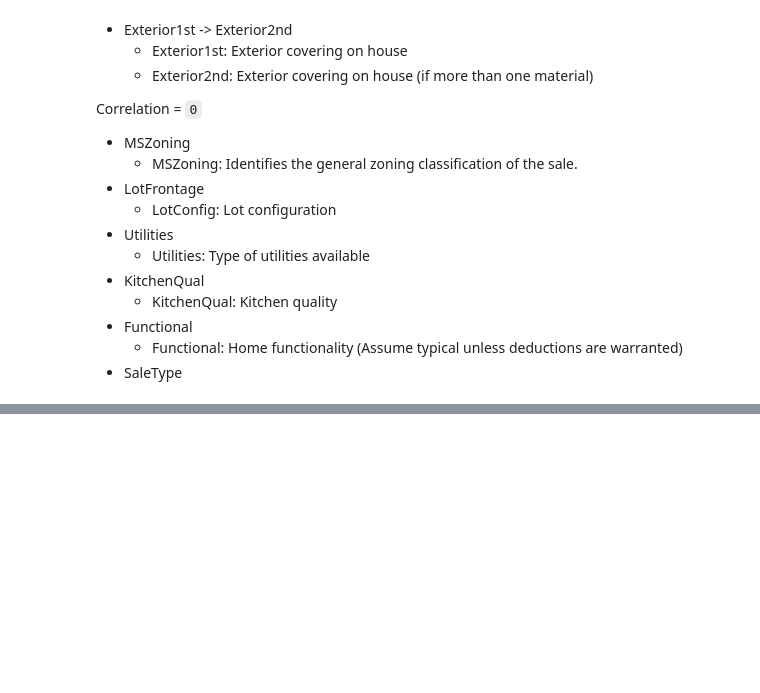
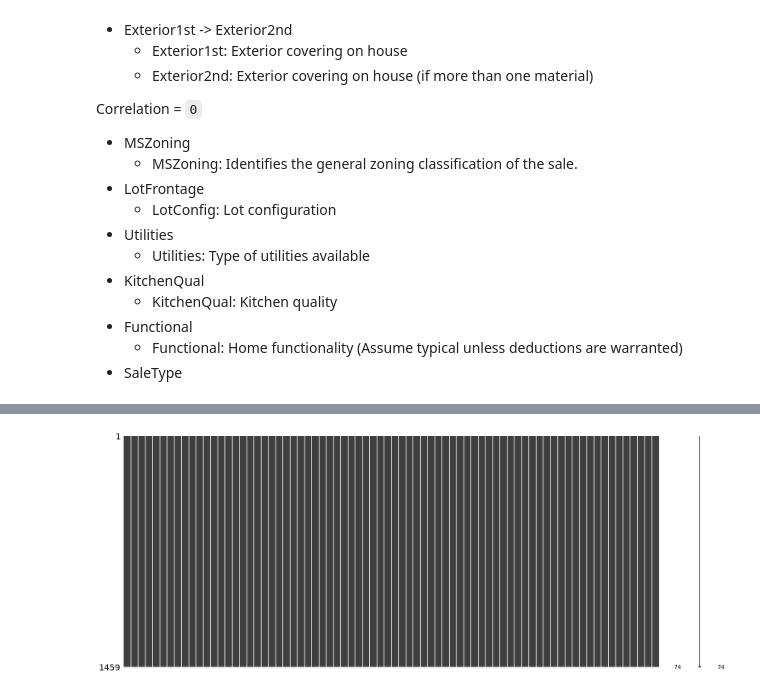
Before and after one commit to JacoboGGLeon/houses_sales_kaggle, a Jupyter notebook: load.ipynb, the cells around one changed output, grey strips where cells are left out. Drawn from its saved outputs; the diff is of its cells as text; code cells hidden in the pictures; blank space fills up the shorter version.

```diff
--- a/load.ipynb
+++ b/load.ipynb
@@ -252,0 +255,4 @@ Correlation =  `0`
+# %%
+file = 'test_impute.csv'
+df = pd.read_csv(file)
+df.head()
@@ -252,0 +267,7 @@ Correlation =  `0`
+# %%
+df.drop(labels='Unnamed: 0', axis=1, inplace=True)
+# %%
+msno.matrix(df)
+plt.savefig('matrix_test_inpute_data.png')
+# %% [output]
+[figure, added]
```
Also changed, not shown: parts of 3 cells of this notebook, 2 other files.
